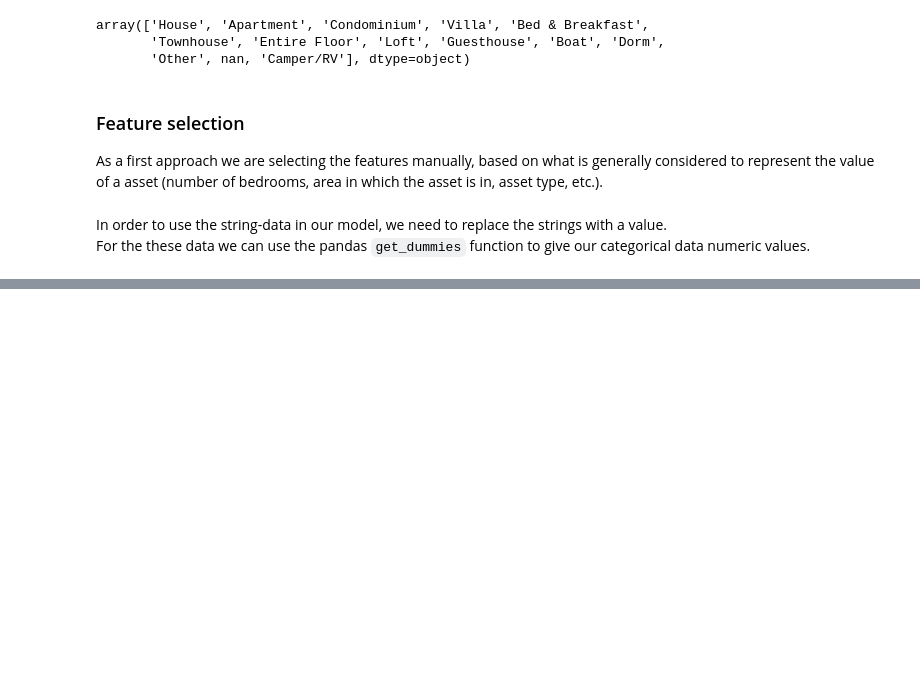
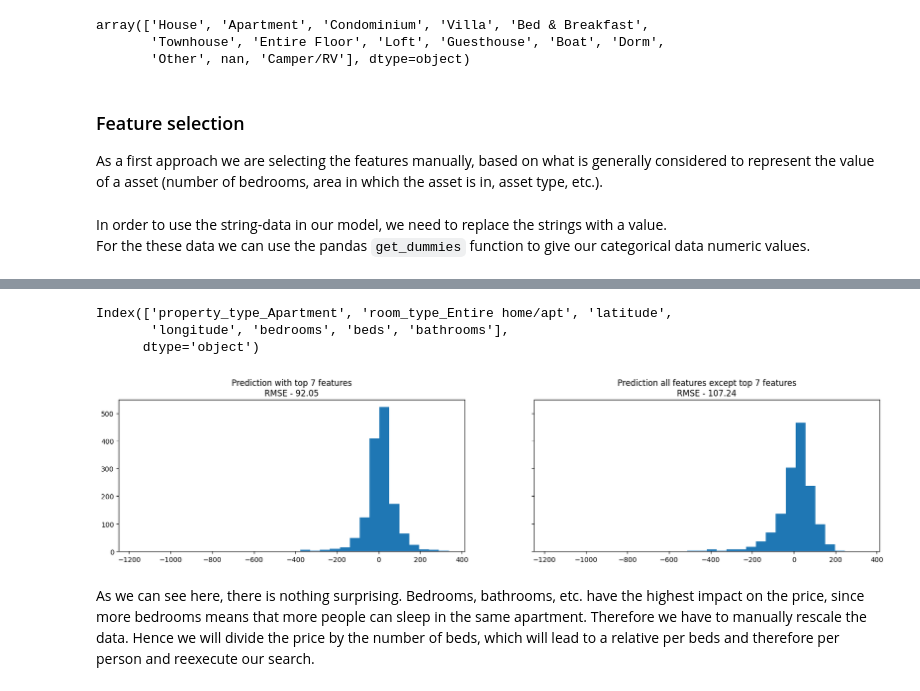
Before and after one commit to KaanDrn/udacity_data_science_project1, a Jupyter notebook: code/Boston_data.ipynb, the cells around one changed output, grey strips where cells are left out. Drawn from its saved outputs; the diff is of its cells as text; code cells hidden in the pictures; blank space fills up the shorter version.

```diff
--- a/code/Boston_data.ipynb
+++ b/code/Boston_data.ipynb
@@ -612,0 +697,7 @@ features_cat
+# %%
+from sklearn.feature_selection import RFE
+
+n_features = 7
+selector = RFE(predictor, n_features_to_select=n_features, step=2, verbose=1)
+# %%
+selector = selector.fit(features_train.to_numpy(), target_train.to_numpy().reshape(-1, 1))
@@ -612,0 +716,36 @@ features_cat
+# %%
+support = selector.get_support()
+
+
+top_features_col = features_train.columns[support]
+top_features = features[top_features_col]
+
+top_features_col
+# %% [output]
+Index(['property_type_Apartment', 'room_type_Entire home/apt', 'latitude',
+       'longitude', 'bedrooms', 'beds', 'bathrooms'],
+      dtype='object')
+# %%
+fig, ax = plt.subplots(1,2, figsize=(20,4), sharey=True, sharex=True)
+
+# just top features
+predictor = model.fit(features_train[features_train.columns[support]], target_train)
+
+predictions = predictor.predict(features_test[features_train.columns[support]])
+residuals = predictions-target_test
+
+ax[0].hist(residuals, bins=30);
+ax[0].set_title('Prediction with top %i features\nRMSE - %.2f' % (n_features, rms(residuals)));
+
+# except top features
+predictor = model.fit(features_train[features_train.columns[~support]], target_train)
+
+predictions = predictor.predict(features_test[features_train.columns[~support]])
+residuals = predictions-target_test
+
+ax[1].hist(residuals, bins=30);
+ax[1].set_title('Prediction all features except top %i features\nRMSE - %.2f' % (n_features, rms(residuals)));
+# %% [output]
+[figure, added]
+# %% [markdown]
+As we can see here, there is nothing surprising. Bedrooms, bathrooms, etc. have the highest impact on the price, since more bedrooms means that more people can sleep in the same apartment. Therefore we have to manually rescale the data. Hence we will divide the price by the number of beds, which will lead to a relative per beds and therefore per person and reexecute our search.
```
Also changed, not shown: parts of 42 cells of this notebook.
